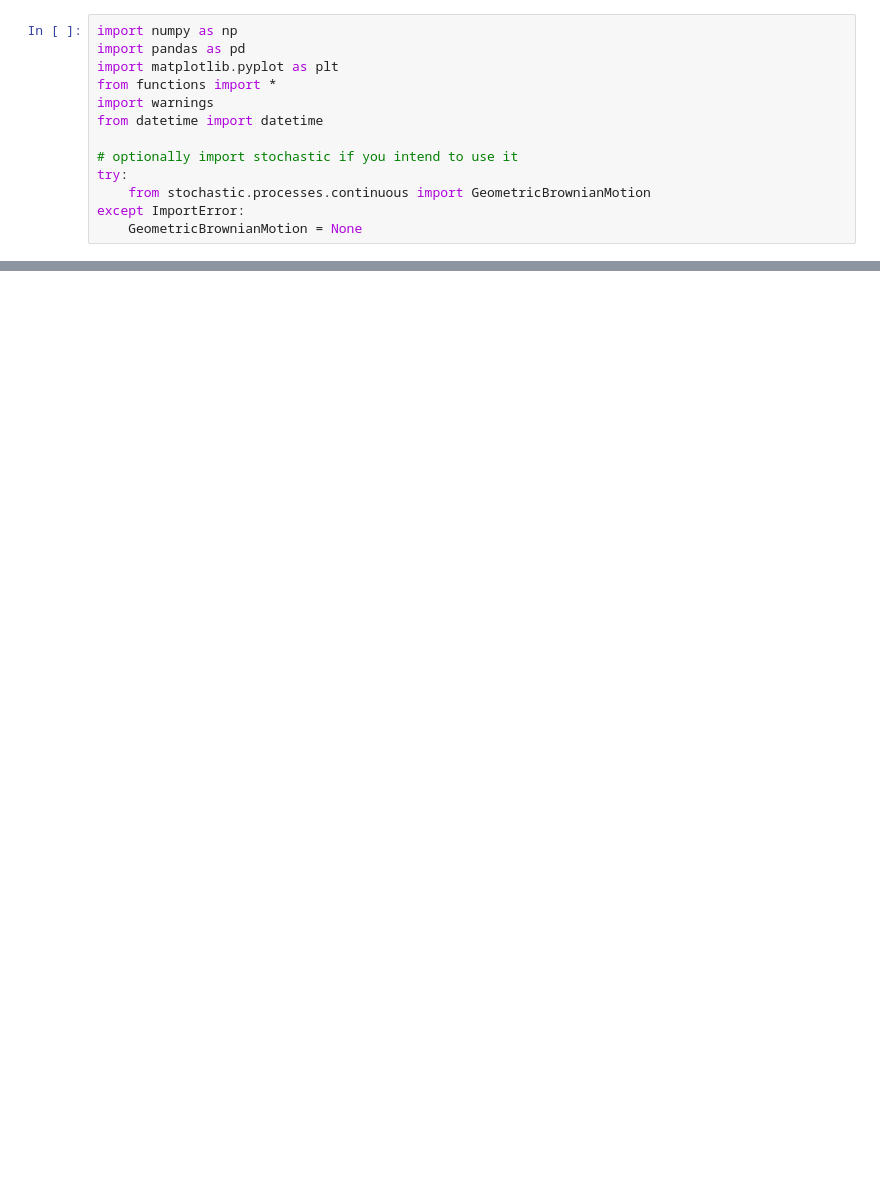
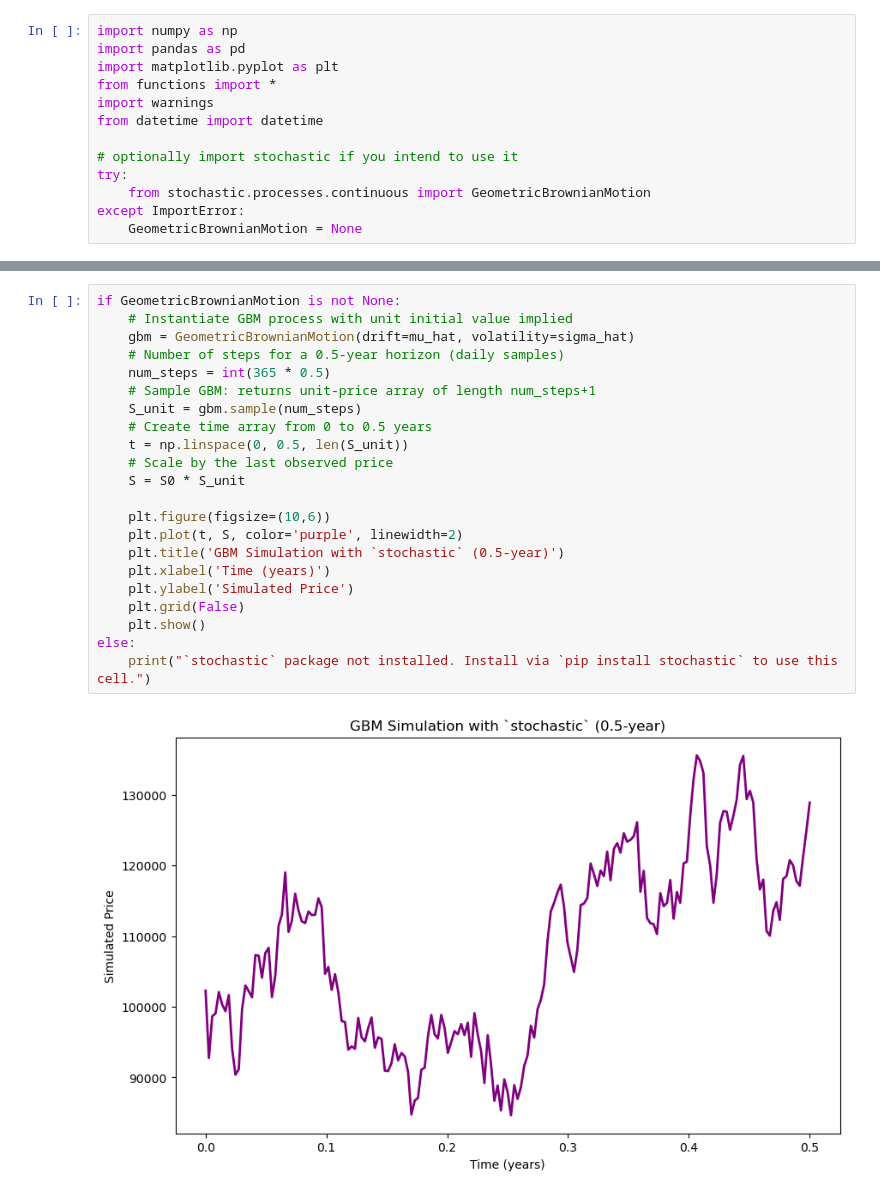
Before and after one commit to kingsuching/cryptoTrading, a Jupyter notebook: gbm.ipynb, the cells around one changed output, grey strips where cells are left out. Drawn from its saved outputs; the diff is of its cells as text; blank space fills up the shorter version.

```diff
--- a/gbm.ipynb
+++ b/gbm.ipynb
@@ -100,0 +127,24 @@ def gbm_paths_numpy(S0, mu, sigma, T=1.0, steps_per_year=365, n_paths=5, seed=No
+# %%
+if GeometricBrownianMotion is not None:
+    # Instantiate GBM process with unit initial value implied
+    gbm = GeometricBrownianMotion(drift=mu_hat, volatility=sigma_hat)
+    # Number of steps for a 0.5-year horizon (daily samples)
+    num_steps = int(365 * 0.5)
+    # Sample GBM: returns unit-price array of length num_steps+1
+    S_unit = gbm.sample(num_steps)
+    # Create time array from 0 to 0.5 years
+    t = np.linspace(0, 0.5, len(S_unit))
+    # Scale by the last observed price
+    S = S0 * S_unit
+
+    plt.figure(figsize=(10,6))
+    plt.plot(t, S, color='purple', linewidth=2)
+    plt.title('GBM Simulation with `stochastic` (0.5-year)')
+    plt.xlabel('Time (years)')
+    plt.ylabel('Simulated Price')
+    plt.grid(False)
+    plt.show()
+else:
+    print("`stochastic` package not installed. Install via `pip install stochastic` to use this cell.")
+# %% [output]
+[figure, added]
```
Also changed, not shown: parts of 8 cells of this notebook.
